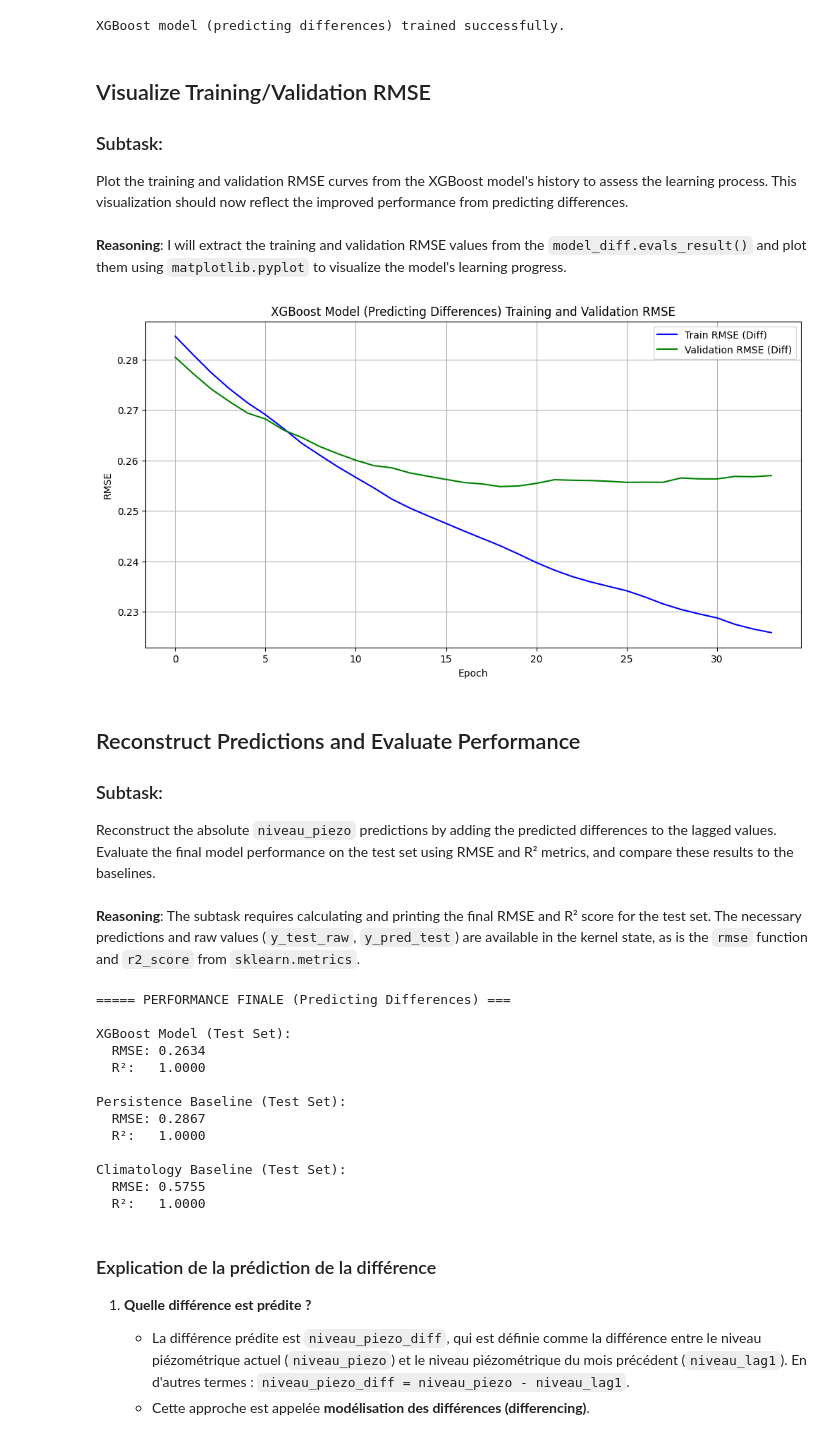
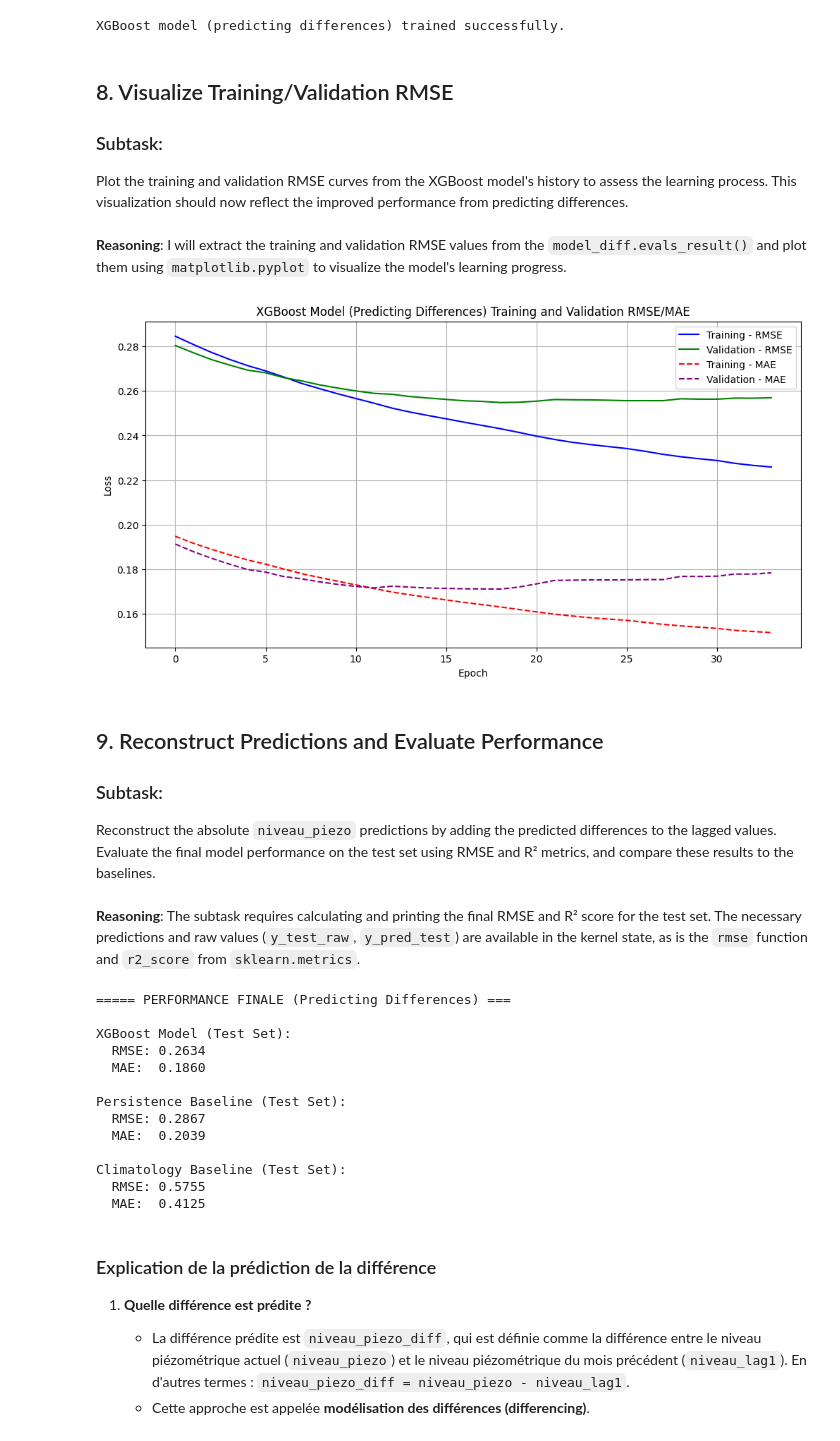
Before and after one commit to MarcoZanine/2025_ML_EES, a Jupyter notebook: FinalProject/FinalProject.ipynb, the cells around one changed output. Cells and saved outputs as stored; diff of their text form; code cells hidden in the pictures.

```diff
--- a/FinalProject/FinalProject.ipynb
+++ b/FinalProject/FinalProject.ipynb
@@ -493,7 +493,7 @@ model_diff = XGBRegressor(
     subsample=0.9,
     colsample_bytree=0.9,
     objective="reg:squarederror",
-    eval_metric="rmse",
+    eval_metric=["rmse", "mae"],
     early_stopping_rounds=15, # ajustable
     random_state=42
 )
@@ -509,7 +509,7 @@ print("XGBoost model (predicting differences) trained successfully.")
 # %% [output]
 XGBoost model (predicting differences) trained successfully.
 # %% [markdown]
-## Visualize Training/Validation RMSE
+## 8. Visualize Training/Validation RMSE
 
 ### Subtask:
 Plot the training and validation RMSE curves from the XGBoost model's history to assess the learning process. This visualization should now reflect the improved performance from predicting differences.
@@ -519,26 +519,31 @@ I will extract the training and validation RMSE values from the `model_diff.eval
 # %%
 import matplotlib.pyplot as plt
 
 # Get results from model_diff (the one predicting differences)
 results_diff = model_diff.evals_result()
 
 train_rmse_diff = results_diff["validation_0"]["rmse"]
 val_rmse_diff   = results_diff["validation_1"]["rmse"]
 
+train_mae_diff = results_diff["validation_0"]["mae"]
+val_mae_diff   = results_diff["validation_1"]["mae"]
+
 plt.figure(figsize=(12, 6))
-plt.plot(train_rmse_diff, label="Train RMSE (Diff)", color="blue")
-plt.plot(val_rmse_diff,   label="Validation RMSE (Diff)", color="green")
+plt.plot(train_rmse_diff, label="Training - RMSE", color="blue")
+plt.plot(val_rmse_diff,   label="Validation - RMSE", color="green")
+plt.plot(train_mae_diff, label="Training - MAE", color="red", linestyle="--")
+plt.plot(val_mae_diff,   label="Validation - MAE", color="purple", linestyle="--")
 
-plt.title("XGBoost Model (Predicting Differences) Training and Validation RMSE")
+plt.title("XGBoost Model (Predicting Differences) Training and Validation RMSE/MAE")
 plt.xlabel("Epoch")
-plt.ylabel("RMSE")
+plt.ylabel("Loss")
 plt.legend()
 plt.grid(True)
 plt.show()
 # %% [output]
-[figure, old version]
+[figure, new version]
 # %% [markdown]
-## Reconstruct Predictions and Evaluate Performance
+## 9. Reconstruct Predictions and Evaluate Performance
 
 ### Subtask:
 Reconstruct the absolute `niveau_piezo` predictions by adding the predicted differences to the lagged values. Evaluate the final model performance on the test set using RMSE and R² metrics, and compare these results to the baselines.
@@ -546,7 +551,7 @@ Reconstruct the absolute `niveau_piezo` predictions by adding the predicted diff
 **Reasoning**:
 The subtask requires calculating and printing the final RMSE and R² score for the test set. The necessary predictions and raw values (`y_test_raw`, `y_pred_test`) are available in the kernel state, as is the `rmse` function and `r2_score` from `sklearn.metrics`.
 # %%
-from sklearn.metrics import r2_score
+from sklearn.metrics import mean_absolute_error
 import numpy as np
 
 def rmse(a, b):
@@ -563,10 +568,10 @@ y_pred_test  = y_pred_diff_test  + X_test_diff["niveau_lag1"].values
 y_test_raw  = test_norm["niveau_piezo"].values
 
 rmse_test = rmse(y_test_raw, y_pred_test)
-r2_test   = r2_score(y_test_raw, y_pred_test)
+mae_test  = mean_absolute_error(y_test_raw, y_pred_test)
 
 print("\n===== PERFORMANCE FINALE (Predicting Differences) ===\n")
-print(f"XGBoost Model (Test Set):\n  RMSE: {rmse_test:.4f}\n  R²:   {r2_test:.4f}")
+print(f"XGBoost Model (Test Set):\n  RMSE: {rmse_test:.4f}\n  MAE:  {mae_test:.4f}")
 
 # Baselines comparison
 # Filter out NaNs from baselines before calculating metrics
@@ -577,8 +582,8 @@ y_test_bl_persistence_filtered = test_bl.loc[mask_persistence, "niveau_piezo"]
 baseline_persistence_filtered = test_bl.loc[mask_persistence, "baseline_persistence"]
 
 rmse_persistence = rmse(y_test_bl_persistence_filtered, baseline_persistence_filtered)
-r2_persistence   = r2_score(y_test_bl_persistence_filtered, baseline_persistence_filtered)
-print(f"\nPersistence Baseline (Test Set):\n  RMSE: {rmse_persistence:.4f}\n  R²:   {r2_persistence:.4f}")
+mae_persistence  = mean_absolute_error(y_test_bl_persistence_filtered, baseline_persistence_filtered)
+print(f"\nPersistence Baseline (Test Set):\n  RMSE: {rmse_persistence:.4f}\n  MAE:  {mae_persistence:.4f}")
 
 # Climatology Baseline
 mask_climatology = test_bl["baseline_climatology"].notna()
@@ -586,22 +591,22 @@ y_test_bl_climatology_filtered = test_bl.loc[mask_climatology, "niveau_piezo"]
 baseline_climatology_filtered = test_bl.loc[mask_climatology, "baseline_climatology"]
 
 rmse_climatology = rmse(y_test_bl_climatology_filtered, baseline_climatology_filtered)
-r2_climatology   = r2_score(y_test_bl_climatology_filtered, baseline_climatology_filtered)
-print(f"\nClimatology Baseline (Test Set):\n  RMSE: {rmse_climatology:.4f}\n  R²:   {r2_climatology:.4f}")
+mae_climatology  = mean_absolute_error(y_test_bl_climatology_filtered, baseline_climatology_filtered)
+print(f"\nClimatology Baseline (Test Set):\n  RMSE: {rmse_climatology:.4f}\n  MAE:  {mae_climatology:.4f}")
 # %% [output]
 ===== PERFORMANCE FINALE (Predicting Differences) ===
 
 XGBoost Model (Test Set):
   RMSE: 0.2634
-  R²:   1.0000
+  MAE:  0.1860
 
 Persistence Baseline (Test Set):
   RMSE: 0.2867
-  R²:   1.0000
+  MAE:  0.2039
 
 Climatology Baseline (Test Set):
   RMSE: 0.5755
-  R²:   1.0000
+  MAE:  0.4125
 # %% [markdown]
 ### Explication de la prédiction de la différence
 
```
Also changed, not shown: parts of 9 cells of this notebook.
